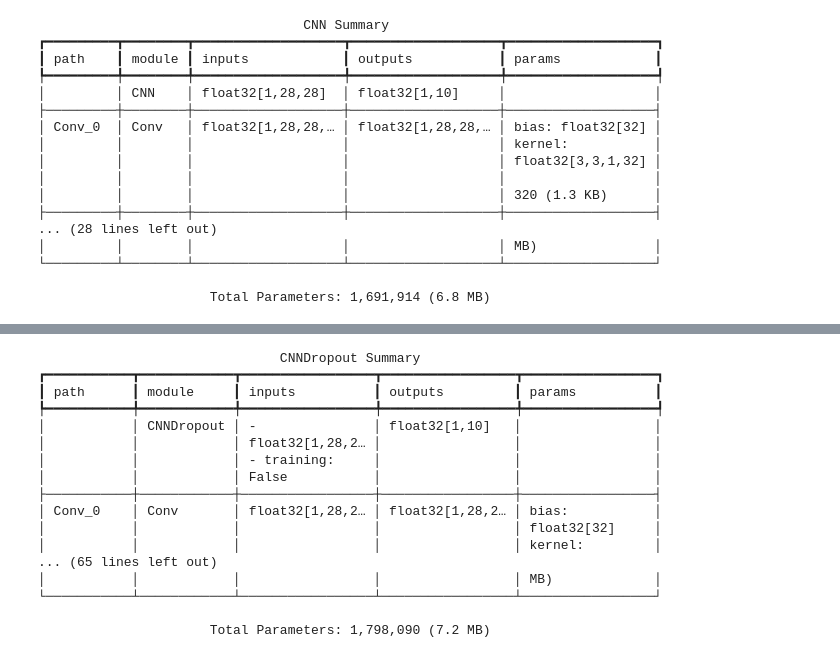
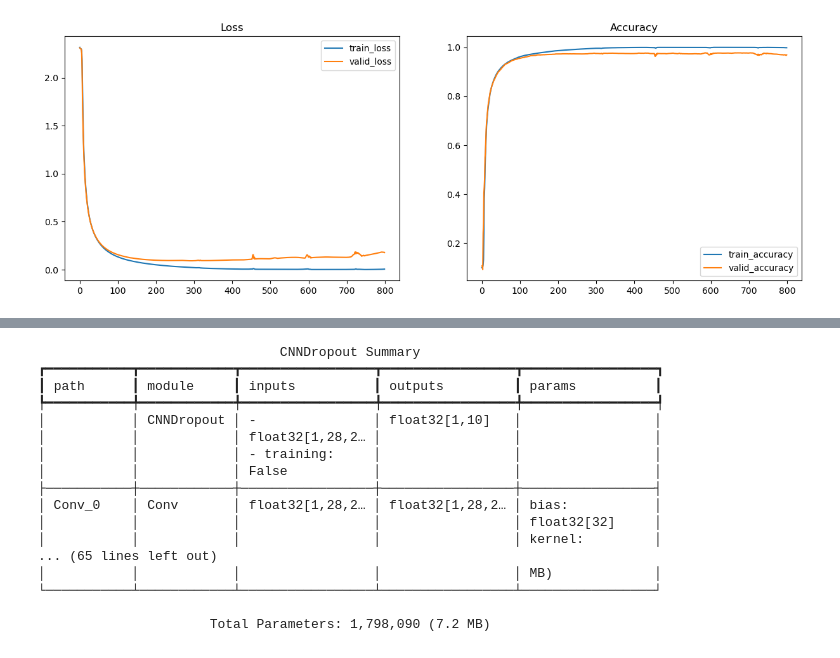
Before and after one commit to pczarnik/jax-notebooks, a Jupyter notebook: flax_mnist.ipynb, the cells around one changed output, grey strips where cells are left out. Saved outputs shown, nothing was run; the diff lists cells and outputs as text; code cells hidden in the pictures.

```diff
--- a/flax_mnist.ipynb
+++ b/flax_mnist.ipynb
@@ -180,0 +230,25 @@ plt.clf()
+# %%
+class LeNet(nn.Module):
+    @nn.compact
+    def __call__(self, x):
+        x = x[..., None]
+
+        x = nn.Conv(features=6, kernel_size=(5, 5), padding=(2, 2))(x)
+        x = nn.sigmoid(x)
+        x = nn.avg_pool(x, window_shape=(2, 2), strides=(2, 2))
+
+        x = nn.Conv(features=16, kernel_size=(5, 5), padding=(0, 0))(x)
+        x = nn.sigmoid(x)
+        x = nn.avg_pool(x, window_shape=(2, 2), strides=(2, 2))
+
+        x = x.reshape((x.shape[0], -1))
+
+        x = nn.Dense(features=120)(x)
+        x = nn.sigmoid(x)
+
+        x = nn.Dense(features=84)(x)
+        x = nn.sigmoid(x)
+
+        x = nn.Dense(features=10)(x)
+
+        return x
@@ -180,0 +276,12 @@ plt.clf()
+# %%
+metrics_history = create_metrics_history()
+
+# optimizer = optax.sgd(learning_rate=0.0001)
+optimizer = optax.adam(learning_rate=0.001)
+model = LeNet()
+state = best_state = create_train_state(model, optimizer, jax.random.key(0))
+# %%
+state, best_state, metrics_history = train_model(
+    state, best_state, num_epochs=800, report_every=10,
+    batch_size=4096, metrics_history=metrics_history
+)
@@ -180,0 +306,2 @@ plt.clf()
+# %%
+metrics_history = evaluate_on_test(state, best_state, metrics_history)
@@ -181 +311,5 @@ plt.clf()
+# %%
+plot_metrics(metrics_history)
+# %% [output]
+[figure, added]
 # %%
@@ -198,22 +339 @@ class CNN(nn.Module):
         return x
-# %%
-cnn = CNN()
-print(cnn.tabulate(jax.random.key(0), jnp.ones((1, 28, 28))))
-# %% [output]
-                                  CNN Summary
-┏━━━━━━━━━┳━━━━━━━━┳━━━━━━━━━━━━━━━━━━━┳━━━━━━━━━━━━━━━━━━━┳━━━━━━━━━━━━━━━━━━━┓
-┃ path    ┃ module ┃ inputs            ┃ outputs           ┃ params            ┃
-┡━━━━━━━━━╇━━━━━━━━╇━━━━━━━━━━━━━━━━━━━╇━━━━━━━━━━━━━━━━━━━╇━━━━━━━━━━━━━━━━━━━┩
-│         │ CNN    │ float32[1,28,28]  │ float32[1,10]     │                   │
-├─────────┼────────┼───────────────────┼───────────────────┼───────────────────┤
-│ Conv_0  │ Conv   │ float32[1,28,28,… │ float32[1,28,28,… │ bias: float32[32] │
-│         │        │                   │                   │ kernel:           │
-│         │        │                   │                   │ float32[3,3,1,32] │
-│         │        │                   │                   │                   │
-│         │        │                   │                   │ 320 (1.3 KB)      │
-├─────────┼────────┼───────────────────┼───────────────────┼───────────────────┤
-... (28 lines left out)
-│         │        │                   │                   │ MB)               │
-└─────────┴────────┴───────────────────┴───────────────────┴───────────────────┘
-
-                      Total Parameters: 1,691,914 (6.8 MB)
```
Also changed, not shown: parts of 20 cells of this notebook.
